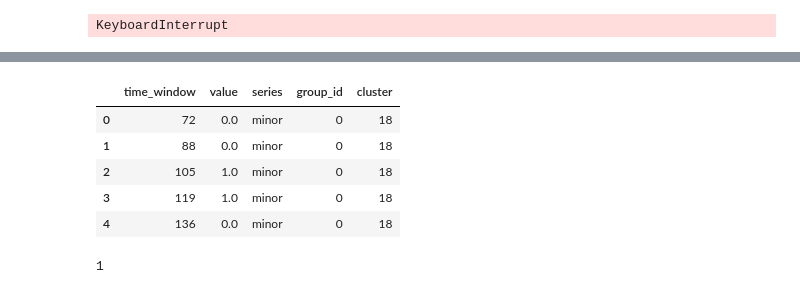
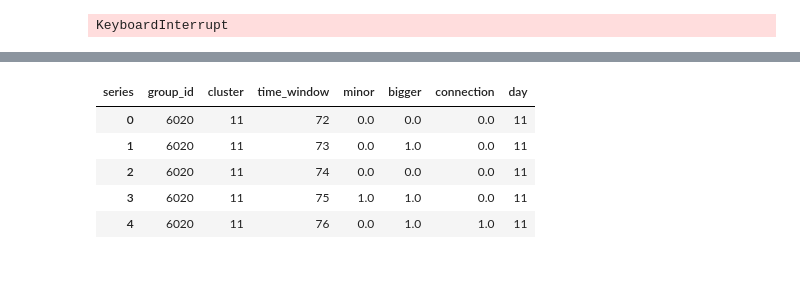
Before and after one commit to jcnborges/busanalysis, a Jupyter notebook: notebooks/ieee_t_its_2024/ieee-t-its.ipynb, the cells around one changed output, grey strips where cells are left out. Drawn from its saved outputs; the diff is of its cells as text; code cells hidden in the pictures.

Commit message:
Dataset for LSTM trainning and validation

```diff
--- a/notebooks/ieee_t_its_2024/ieee-t-its.ipynb
+++ b/notebooks/ieee_t_its_2024/ieee-t-its.ipynb
@@ -73,7 +73,7 @@ from sklearn.preprocessing import MinMaxScaler
     <li>Walking speed [ws]</li>
 </ul>
 # %%
-day = 11
+day = 15
 tw = 5
 cd = [30, 1200]
 ws = 1
@@ -557,10 +517,0 @@ KeyboardInterrupt:
-# %%
-df = pd.concat(lstm_dfs)
-df.head()
-# %% [output]
-|  | time_window | value | series | group_id | cluster |
-| 0 | 72 | 0.0 | minor | 0 | 18 |
-| 1 | 88 | 0.0 | minor | 0 | 18 |
-| 2 | 105 | 1.0 | minor | 0 | 18 |
-| 3 | 119 | 1.0 | minor | 0 | 18 |
-| 4 | 136 | 0.0 | minor | 0 | 18 |
@@ -569,4 +517,0 @@ edge_info = df_cluster.query(f"group_id == 146257")
-# %%
-edge_info.cluster.values[0]
-# %% [output]
-1
@@ -576,0 +518,18 @@ df.filter(['agg_cluster_id', 'time_window', 'minor', 'bigger', 'connection']).to
+# %%
+lstm_dfs = []
+for day in range(11, 16):
+    parquet_files = glob.glob(f"chunks_day_{day}/*.parquet")
+    chunks = [pd.read_parquet(f) for f in parquet_files]
+    chunks = pd.concat(chunks, ignore_index = True)
+    chunks["day"] = day
+    lstm_dfs.append(chunks)
+lstm_dfs = pd.concat(lstm_dfs, ignore_index = True)
+# %%
+lstm_dfs.head()
+# %% [output]
+| series | group_id | cluster | time_window | minor | bigger | connection | day |
+| 0 | 6020 | 11 | 72 | 0.0 | 0.0 | 0.0 | 11 |
+| 1 | 6020 | 11 | 73 | 0.0 | 1.0 | 0.0 | 11 |
+| 2 | 6020 | 11 | 74 | 0.0 | 0.0 | 0.0 | 11 |
+| 3 | 6020 | 11 | 75 | 1.0 | 1.0 | 0.0 | 11 |
+| 4 | 6020 | 11 | 76 | 0.0 | 1.0 | 1.0 | 11 |
```
Also changed, not shown: parts of 16 cells of this notebook, 2 other files.
